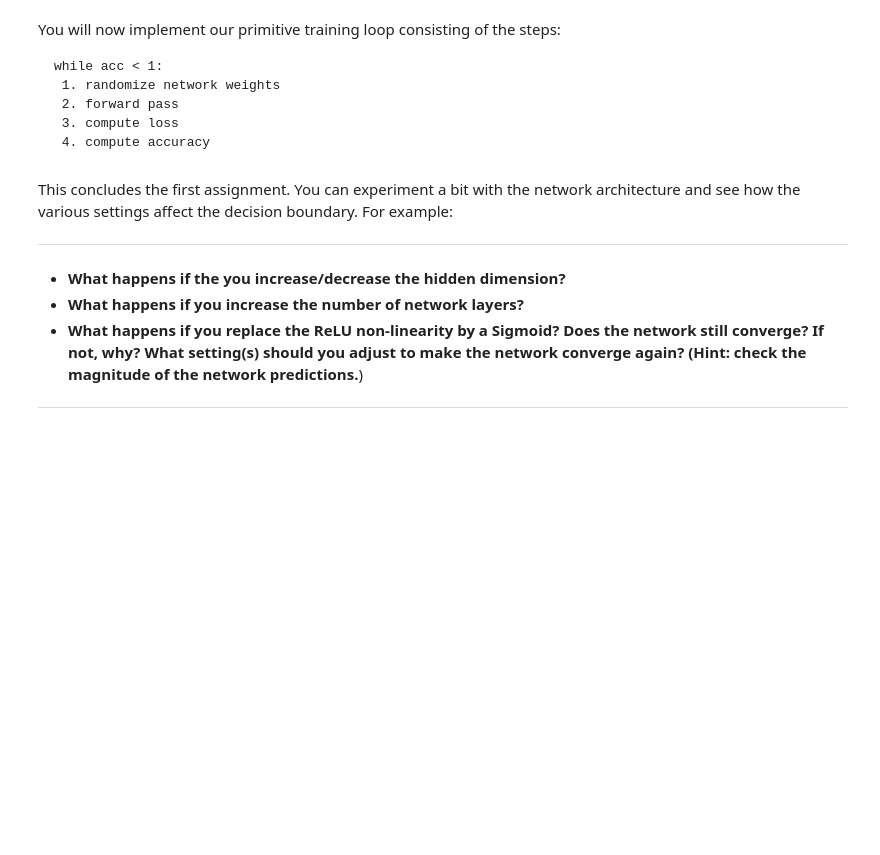
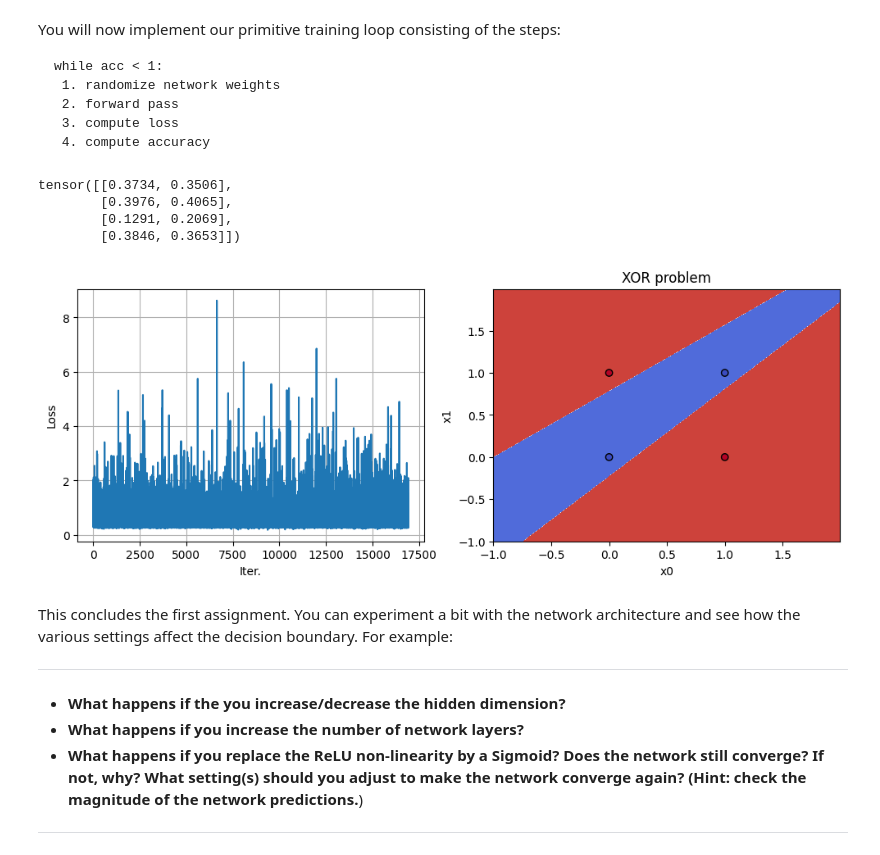
Before and after one commit to RensDur/DSAIT4005-Machine-and-Deep-Learning, a Jupyter notebook: 2025_Assignment_2.ipynb, the cells around one changed output. Saved outputs shown, nothing was run; the diff lists cells and outputs as text; code cells hidden in the pictures; blank space fills up the shorter version.

```diff
--- a/2025_Assignment_2.ipynb
+++ b/2025_Assignment_2.ipynb
@@ -611,7 +669,7 @@ def MSELoss(y_true, y_pred):
     #                  TODO: Implement this function                       #
     ########################################################################
 
-    pass
+    loss = ((y_pred - y_true)**2).mean()
 
     ########################################################################
     #                         END OF YOUR CODE                             #
@@ -653,7 +711,9 @@ while acc < 1:
     #                          output variables.                           #
     ########################################################################
 
-    pass
+    y_pred = net.forward(x_xor)
+
+    # print(y_pred, y_xor)
 
     ########################################################################
     #                         END OF YOUR CODE                             #
@@ -665,37 +725,46 @@ while acc < 1:
     #                         and append to list.                          #
     ########################################################################
 
-    pass
+    loss = MSELoss(y_pred, y_xor)
+    losses.append(loss)
 
     ########################################################################
     #                         END OF YOUR CODE                             #
     ########################################################################
 
 
     ########################################################################
     #               TODO: Calculate accuracy of prediction.                #
     ########################################################################
 
-    pass
+    y_pred_class = y_pred.argmax(dim=1)
+    y_xor_class = y_xor.argmax(dim=1)
+    acc = (y_pred_class == y_xor_class).float().mean()
 
     ########################################################################
     #                         END OF YOUR CODE                             #
     ########################################################################
 
 # Print output tensor
 print(y_pred)
 
 # Plot loss
 plt.figure(figsize=(12,4))
 plt.subplot(1,2,1)
 plt.plot(losses)
 plt.grid()
 plt.xlabel('Iter.')
 plt.ylabel('Loss')
 
 # Show decision boundary
 plt.subplot(1,2,2)
 plot(x_xor, y_xor, net)
+# %% [output]
+tensor([[0.3734, 0.3506],
+        [0.3976, 0.4065],
+        [0.1291, 0.2069],
+        [0.3846, 0.3653]])
+[figure, added]
 # %% [markdown]
 This concludes the first assignment. You can experiment a bit with the network architecture and see how the various settings affect the decision boundary. For example:
 
```
Also changed, not shown: parts of 15 cells of this notebook, 1 other file.
